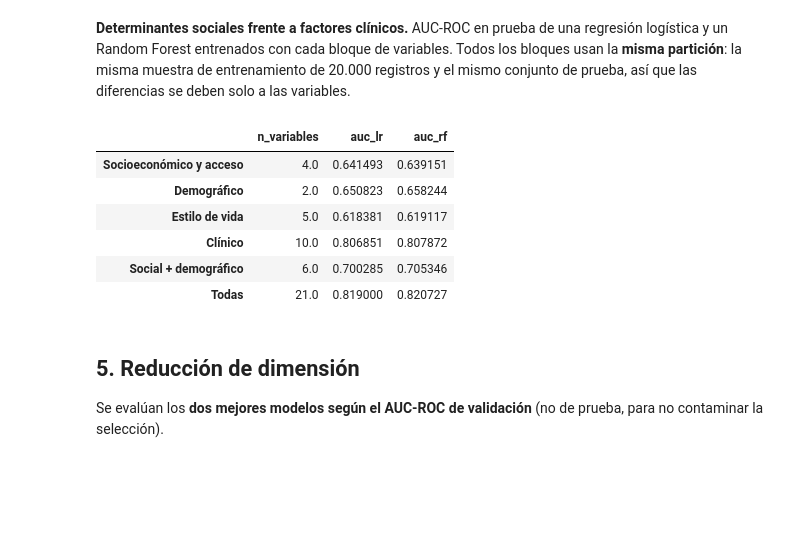
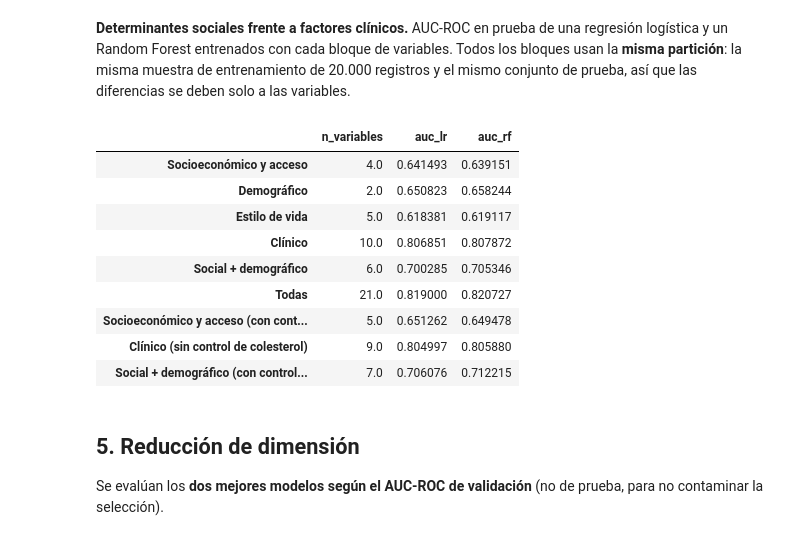
Before and after one commit to gjcardonam/diabetes-brfss-ml, a Jupyter notebook: notebooks/proyecto_diabetes.ipynb, the cells around one changed output. Drawn from its saved outputs; the diff is of its cells as text; code cells hidden in the pictures; blank space fills up the shorter version.

```diff
--- a/notebooks/proyecto_diabetes.ipynb
+++ b/notebooks/proyecto_diabetes.ipynb
@@ -42,7 +42,7 @@ from sklearn.linear_model import LogisticRegression
 from sklearn.metrics import (average_precision_score, balanced_accuracy_score, f1_score,
                              make_scorer, matthews_corrcoef, precision_recall_curve, precision_score,
                              recall_score, roc_auc_score, roc_curve)
-from sklearn.model_selection import (GridSearchCV, StratifiedKFold, cross_validate,
+from sklearn.model_selection import (GridSearchCV, StratifiedKFold, cross_val_predict, cross_validate,
                                      train_test_split)
 from sklearn.neighbors import KNeighborsClassifier
 from sklearn.neural_network import MLPClassifier
@@ -52,7 +52,7 @@ from sklearn.svm import SVC
 
 warnings.filterwarnings("ignore")
 SEMILLA = 42
-N_JOBS = 4
+N_JOBS = 2
 RAIZ = Path.cwd().parent if Path.cwd().name == "notebooks" else Path.cwd()
 DATOS = RAIZ / "datos"
 FIG = RAIZ / "informe" / "figuras"
@@ -425,7 +425,7 @@ MODELOS = {
                       {"max_depth": [None, 12], "min_samples_leaf": [1, 10, 30]}),
     "MLP": ("Red neuronal artificial",
             escalado(MLPClassifier(max_iter=400, early_stopping=True, random_state=SEMILLA)),
-            {"modelo__hidden_layer_sizes": [(32,), (64, 32)],
+            {"modelo__hidden_layer_sizes": [(8,), (16,), (32,), (64, 32)],
              "modelo__alpha": [1e-4, 1e-2, 1]}),
     "SVM": ("Máquina de vectores de soporte", escalado(SVC(kernel="rbf", random_state=SEMILLA)),
             {"modelo__C": [0.1, 1, 10], "modelo__gamma": ["scale", 0.01]}),
@@ -577,0 +588,22 @@ SVM                  AUC prueba 0.8220 [0.8172520600298183, 0.8267145764327732]
+# %%
+SENS_OBJETIVO = 0.90
+umbral = {}
+for nombre, b in busquedas.items():
+    t0 = time.time()
+    metodo = "predict_proba" if hasattr(b.best_estimator_, "predict_proba") else "decision_function"
+    s_oof = cross_val_predict(clone(b.best_estimator_), X_train, y_train, cv=cv, n_jobs=N_JOBS,
+                              method=metodo)
+    if s_oof.ndim == 2:
+        s_oof = s_oof[:, 1]
+    pos_oof = s_oof[y_train.to_numpy() == 1]
+    u = float(np.quantile(pos_oof, 1 - SENS_OBJETIVO, method="lower"))
+    s = puntaje(ajustados[nombre], X_test)
+    umbral[nombre] = {"umbral": u,
+                      "sens_validacion": float((pos_oof >= u).mean()),
+                      "esp_validacion": float((s_oof[y_train.to_numpy() == 0] < u).mean()),
+                      "prueba": metricas_prueba(y_test, s, (s >= u).astype(int))}
+    p = umbral[nombre]["prueba"]
+    print(f"{nombre:<20} umbral {u:.3f}  sens {p['sensibilidad']['valor']:.3f}  "
+          f"esp {p['especificidad']['valor']:.3f}  prec {p['precision']['valor']:.3f}  "
+          f"({time.time() - t0:.0f} s)", flush=True)
+resultados["umbral"] = {"sensibilidad_objetivo": SENS_OBJETIVO, "modelos": umbral}
@@ -716,34 +754,48 @@ prueba, así que las diferencias se deben solo a las variables.
 BLOQUES = {
     "Socioeconómico y acceso": ["Income", "Education", "AnyHealthcare", "NoDocbcCost"],
     "Demográfico": ["Age", "Sex"],
     "Estilo de vida": ["Smoker", "PhysActivity", "Fruits", "Veggies", "HvyAlcoholConsump"],
     "Clínico": ["HighBP", "HighChol", "CholCheck", "BMI", "Stroke", "HeartDiseaseorAttack",
                 "GenHlth", "MentHlth", "PhysHlth", "DiffWalk"],
 }
 C_lr = float(evaluacion["Regresión logística"]["mejores_parametros"]["C"])
 combinaciones = dict(BLOQUES)
 combinaciones["Social + demográfico"] = BLOQUES["Socioeconómico y acceso"] + BLOQUES["Demográfico"]
 combinaciones["Todas"] = VARIABLES
+# Variante: el control de colesterol en los últimos cinco años refleja acceso a la salud más que un
+# hallazgo clínico, así que también se evalúa dentro del bloque socioeconómico y de acceso.
+ALTERNATIVA_CHOLCHECK = {
+    "Socioeconómico y acceso (con control de colesterol)":
+        BLOQUES["Socioeconómico y acceso"] + ["CholCheck"],
+    "Clínico (sin control de colesterol)": [v for v in BLOQUES["Clínico"] if v != "CholCheck"],
+    "Social + demográfico (con control de colesterol)":
+        BLOQUES["Socioeconómico y acceso"] + ["CholCheck"] + BLOQUES["Demográfico"],
+}
+combinaciones.update(ALTERNATIVA_CHOLCHECK)
 cfg_rf = {k: (None if v == "None" else int(v))
           for k, v in evaluacion["Random Forest"]["mejores_parametros"].items()}
 bloques = {}
 for etiqueta, cols in combinaciones.items():
     lr = escalado(LogisticRegression(C=C_lr, max_iter=2000)).fit(X_train[cols], y_train)
     rf = RandomForestClassifier(n_estimators=300, random_state=SEMILLA, n_jobs=N_JOBS,
                                 **cfg_rf).fit(X_train[cols], y_train)
     bloques[etiqueta] = {"n_variables": len(cols),
                          "auc_lr": float(roc_auc_score(y_test, lr.predict_proba(X_test[cols])[:, 1])),
                          "auc_rf": float(roc_auc_score(y_test, rf.predict_proba(X_test[cols])[:, 1]))}
-resultados["bloques"] = bloques
+resultados["bloques"] = {k: v for k, v in bloques.items() if k not in ALTERNATIVA_CHOLCHECK}
+resultados["bloques_cholcheck"] = {k: bloques[k] for k in ALTERNATIVA_CHOLCHECK}
 pd.DataFrame(bloques).T
 # %% [output]
 |  | n_variables | auc_lr | auc_rf |
 | Socioeconómico y acceso | 4.0 | 0.641493 | 0.639151 |
 | Demográfico | 2.0 | 0.650823 | 0.658244 |
 | Estilo de vida | 5.0 | 0.618381 | 0.619117 |
 | Clínico | 10.0 | 0.806851 | 0.807872 |
 | Social + demográfico | 6.0 | 0.700285 | 0.705346 |
 | Todas | 21.0 | 0.819000 | 0.820727 |
+| Socioeconómico y acceso (con cont... | 5.0 | 0.651262 | 0.649478 |
+| Clínico (sin control de colesterol) | 9.0 | 0.804997 | 0.805880 |
+| Social + demográfico (con control... | 7.0 | 0.706076 | 0.712215 |
 # %% [markdown]
 ## 5. Reducción de dimensión
 
```
Also changed, not shown: parts of 13 cells of this notebook, 14 other files.
